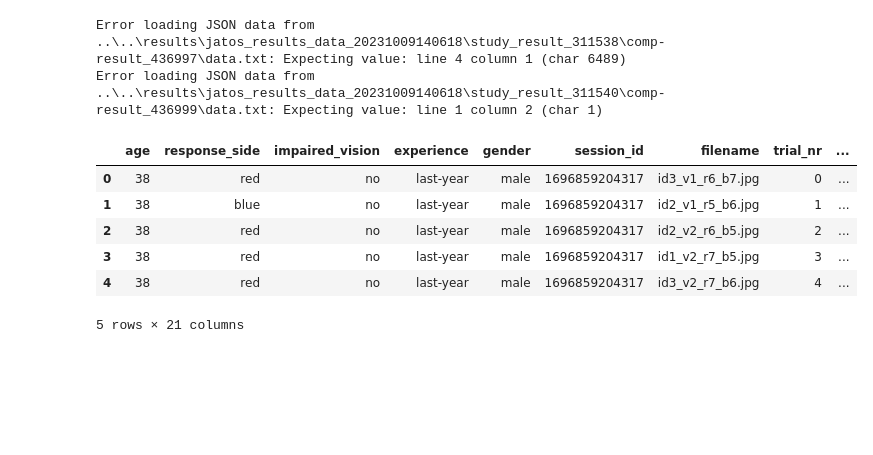
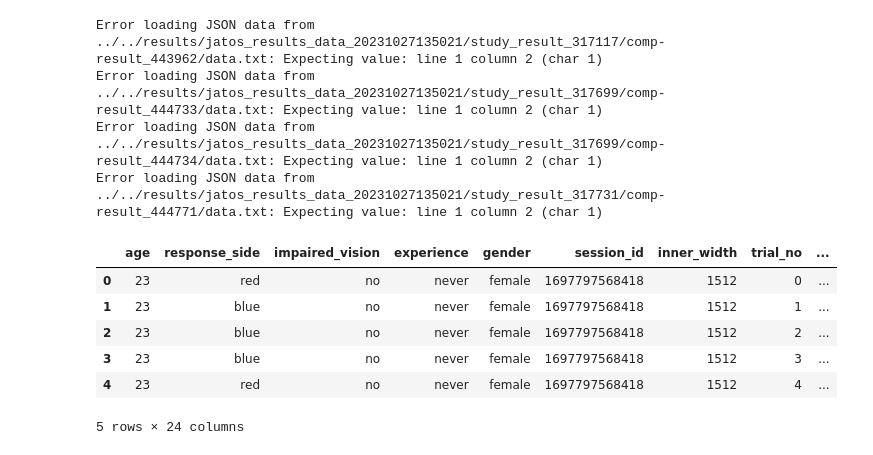
Before and after one commit to michelexyz/salient_colors, a Jupyter notebook: data_analysis/process_jatos_data.ipynb, the cells around one changed output. Saved outputs shown, nothing was run; the diff lists cells and outputs as text; code cells hidden in the pictures; blank space fills up the shorter version.

```diff
--- a/data_analysis/process_jatos_data.ipynb
+++ b/data_analysis/process_jatos_data.ipynb
@@ -5,11 +5,13 @@ import pandas as pd
 import numpy as np
 import glob
 # %%
-DATA_DIR = Path('../../results')
+DATA_DIR = Path('../../results/jatos_results_data_20231027135021')
+#DATA_DIR = Path('../../results/jatos_results_data_20231020151141') # caoimhin
 assert DATA_DIR.exists()
 
 # use glob to get all files matching *.txt anywhere in the tree under DIRNAME
-glob_string = str(DATA_DIR) + r'\**\*.txt'
+glob_string = str(DATA_DIR) + r'/**/*.txt'
+print(glob_string)
 filenames = glob.glob(glob_string, recursive=True)
 filenames
 # %% [output]
@@ -21,3 +36,6 @@ filenames
+# %%
+import re
+named_pattern = re.compile(r'^id(?P<scene_id>\d+)_v(?P<version>\d+)_b(?P<blue_count>\d+)_r(?P<red_count>\d+)\..+$')
 # %%
 import json
 
@@ -25,7 +43,8 @@ all_records = []
 for fn in filenames:
     p = Path(fn)
     study = p.parts[-3]
-    component = p.parts[-3]
+    component = p.parts[-2]
+    subject_id = component[-6:]
     try:
         with open(fn, 'r', encoding='utf-8') as jf:
             # Load the JSON data and store it in the 'data' dictionary using the file path as the key
@@ -43,49 +62,58 @@ for fn in filenames:
             extra_questions = js['data'][-1]
             record_common['favorite_team'] = extra_questions['favourite_team']
             record_common['favorite_color'] = extra_questions['favourite_color']
+            record_common['subject_id'] = subject_id
             # TODO: replace with questiona:
             # * The usual outfit of any of your favourite teams include (blue/red/both/neither)
             # * Your favourite colours include (blue/red/both/neither)
 
             _records = []
             for i, datum in enumerate(js['data'][:-1]):  # -1 because the last entry seems to be empty  TODO: check this
                 record = {}
 
                 record['age'] = datum['age']
                 record['response_side'] = datum['color_response']
                 record['impaired_vision'] = datum['daltonic']  # TODO
                 record['experience'] = datum['football']
                 # datetime = datum['datetime']  # e.g. "Mon Oct 09 2023 15:45:58 GMT+0200 (Central European Summer Time)" or "Mon Oct 09 2023 15:46:03 GMT+0200 (Ora legale dell’Europa centrale)"
                 record['gender'] = datum['gender']
                 #is_browser = datum['is_browser']  # TODO: maybe needed if people do it on the computer
                 #opensesame_codename = datum['opensesame_codename']
                 #opensesame_version = datum['opensesame_version']
                 record['session_id'] = datum['sessionid']
-                record['filename'] = f"id{datum['image_nr']}_v{datum['version']}_r{datum['number_of_red']}_b{datum['number_of_blue']}.jpg"  # TODO
-                record['trial_nr'] = i
-                record['scene_id'] = datum['image_nr']  # TODO: check or infer from file name
-                record['red_count'] = datum['number_of_red']
-                record['blue_count'] = datum['number_of_blue']
-                record['version'] = datum['version']
-                record['expected_side'] = datum['correct_response']
+                record['inner_width'] = datum['innerWidth']
+                #record['filename'] = f"id{datum['image_nr']}_v{datum['version']}_r{datum['number_of_red']}_b{datum['number_of_blue']}.jpg"  # TODO
+                filename = datum['stimuli_name']
+                assert int(datum['cycle_count_var']) == i
+                record['trial_no'] = i
+                record['filename'] = filename
+                pi = re.match(named_pattern, filename).groupdict()
+                record['scene_id'] = int(pi['scene_id'])
+                record['red_count'] = int(pi['red_count'])
+                record['blue_count'] = int(pi['blue_count'])
+                record['version'] =  int(pi['version'])
+                record['response_time'] = int(datum['reactionTimeAnswer'])
+
+                record['expected_side'] = 'red' if record['red_count'] > record['blue_count'] else 'blue' if record['red_count'] < record['blue_count'] else 'neither'
 
                 _records.append(record | record_common)
-
 
             all_records = all_records  + _records
     except Exception as e:
         print(f"Error loading JSON data from {fn}: {e}")
         continue
 
 df = pd.DataFrame.from_records(all_records)
 df.head()
 # %% [output]
-Error loading JSON data from ..\..\results\jatos_results_data_20231009140618\study_result_311538\comp-result_436997\data.txt: Expecting value: line 4 column 1 (char 6489)
-Error loading JSON data from ..\..\results\jatos_results_data_20231009140618\study_result_311540\comp-result_436999\data.txt: Expecting value: line 1 column 2 (char 1)
+Error loading JSON data from ../../results/jatos_results_data_20231027135021/study_result_317117/comp-result_443962/data.txt: Expecting value: line 1 column 2 (char 1)
+Error loading JSON data from ../../results/jatos_results_data_20231027135021/study_result_317699/comp-result_444733/data.txt: Expecting value: line 1 column 2 (char 1)
+Error loading JSON data from ../../results/jatos_results_data_20231027135021/study_result_317699/comp-result_444734/data.txt: Expecting value: line 1 column 2 (char 1)
+Error loading JSON data from ../../results/jatos_results_data_20231027135021/study_result_317731/comp-result_444771/data.txt: Expecting value: line 1 column 2 (char 1)
-|  | age | response_side | impaired_vision | experience | gender | session_id | filename | trial_nr | ... |
-| 0 | 38 | red | no | last-year | male | 1696859204317 | id3_v1_r6_b7.jpg | 0 | ... |
-| 1 | 38 | blue | no | last-year | male | 1696859204317 | id2_v1_r5_b6.jpg | 1 | ... |
-| 2 | 38 | red | no | last-year | male | 1696859204317 | id2_v2_r6_b5.jpg | 2 | ... |
-| 3 | 38 | red | no | last-year | male | 1696859204317 | id1_v2_r7_b5.jpg | 3 | ... |
-| 4 | 38 | red | no | last-year | male | 1696859204317 | id3_v2_r7_b6.jpg | 4 | ... |
+|  | age | response_side | impaired_vision | experience | gender | session_id | inner_width | trial_no | ... |
+| 0 | 23 | red | no | never | female | 1697797568418 | 1512 | 0 | ... |
+| 1 | 23 | blue | no | never | female | 1697797568418 | 1512 | 1 | ... |
+| 2 | 23 | blue | no | never | female | 1697797568418 | 1512 | 2 | ... |
+| 3 | 23 | blue | no | never | female | 1697797568418 | 1512 | 3 | ... |
+| 4 | 23 | red | no | never | female | 1697797568418 | 1512 | 4 | ... |
-5 rows × 21 columns
+5 rows × 24 columns
```
Also changed, not shown: parts of 5 cells of this notebook, 9 other files.
